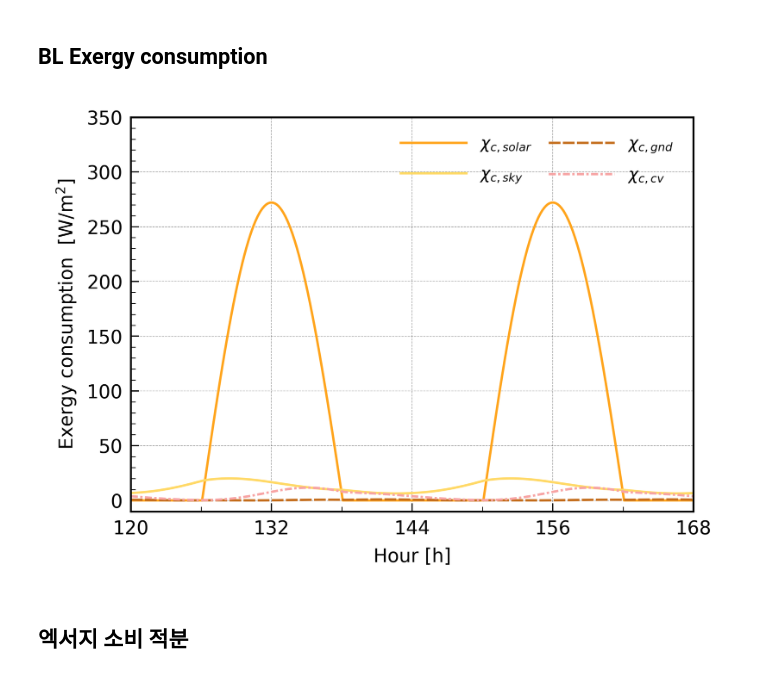
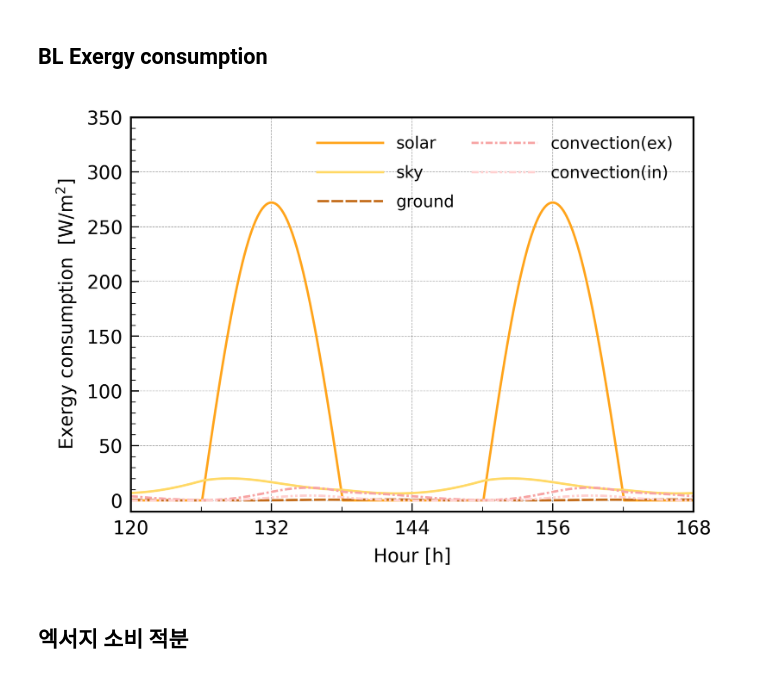
Before and after one commit to Woong233/Exergy, a Jupyter notebook: coding/엑서지 플랏.ipynb, the cells around one changed output. Saved outputs shown, nothing was run; the diff lists cells and outputs as text; code cells hidden in the pictures.

```diff
--- a/coding/엑서지 플랏.ipynb
+++ b/coding/엑서지 플랏.ipynb
@@ -174,6 +174,7 @@ exergy_c_sun = df_exergy_c_check.loc[:, "exergy_c_sun"]
 exergy_c_sky = df_exergy_c_check.loc[:, "exergy_c_sky"]
 exergy_c_gnd = df_exergy_c_check.loc[:, "exergy_c_gnd"]
 exergy_c_cv = df_exergy_c_check.loc[:, "exergy_c_cv"]
+exergy_c_cv_in = df_exergy_c_check.loc[:, "exergy_c_cv_in"]
 
 exergy_c_1 = df_exergy_c_data.iloc[:,[0]]
 exergy_c_3 = df_exergy_c_data.iloc[:,[1]]
@@ -809,15 +810,15 @@ plot(exergy_c_1, exergy_c_3, exergy_c_5, exergy_c_7, exergy_c_9, 5,
 # %%
 from cProfile import label
 
-def plot(node1, node2, node3, node4, node_count, plot_label):
+def plot(node1, node2, node3, node4, node5, node_count, plot_label):
 
     N = node_count # 노드 개수 (플랏 몇 번 그릴 건지)
 
     # Y_max
-    Y_max = max(node1.max().max(), node2.max().max(), node3.max().max(), node4.max().max()) # 노드 추가하면 맥스 함수 추가해줘야 함
+    Y_max = max(node1.max().max(), node2.max().max(), node3.max().max(), node4.max().max(), node5.max().max()) # 노드 추가하면 맥스 함수 추가해줘야 함
 
     # Y_min
-    Y_min = min(node1.min().min(), node2.min().min(), node3.min().min(), node4.min().min())
+    Y_min = min(node1.min().min(), node2.min().min(), node3.min().min(), node4.min().min(), node5.min().min())
 
     # decimal index 소숫점 제거해주기
     d_idx = 10
@@ -841,8 +842,8 @@ def plot(node1, node2, node3, node4, node_count, plot_label):
 
 
     plot_x = time_list
-    plot_y = [node1, node2, node3, node4] # 노드 바꾸면 추가해야 됨
-    color = ['#FFA41B','#FFD966', '#c46d1c','#F7A4A4',]
+    plot_y = [node1, node2, node3, node4, node5] # 노드 바꾸면 추가해야 됨
+    color = ['#FFA41B','#FFD966', '#c46d1c','#F7A4A4','#FFD0D0']
     plot_label = plot_label
     LS = ['solid',
           'solid',
@@ -928,11 +929,11 @@ def plot(node1, node2, node3, node4, node_count, plot_label):
     plt.subplots_adjust(hspace=0.35, wspace=0.35)
 
     plt.savefig('../data/exergy_c_BL.svg', format='svg')
-# %%
-plot(exergy_c_sun, exergy_c_sky, exergy_c_gnd, exergy_c_cv, 4,
-     ("${\chi_{c,solar}}$", "${\chi_{c,sky}}$", "${\chi_{c,gnd}}$", "${\chi_{c,cv}}$"))
-# %% [output]
-[figure, removed]
+# %%
+plot(exergy_c_sun, exergy_c_sky, exergy_c_gnd, exergy_c_cv, exergy_c_cv_in, 5,
+     ("solar", "sky", "ground", "convection(ex)", "convection(in)"))
+# %% [output]
+[figure, added]
 # %% [markdown]
 ## 엑서지 소비 적분
 # %%
```
Also changed, not shown: parts of 3 cells of this notebook, 4 other files.
